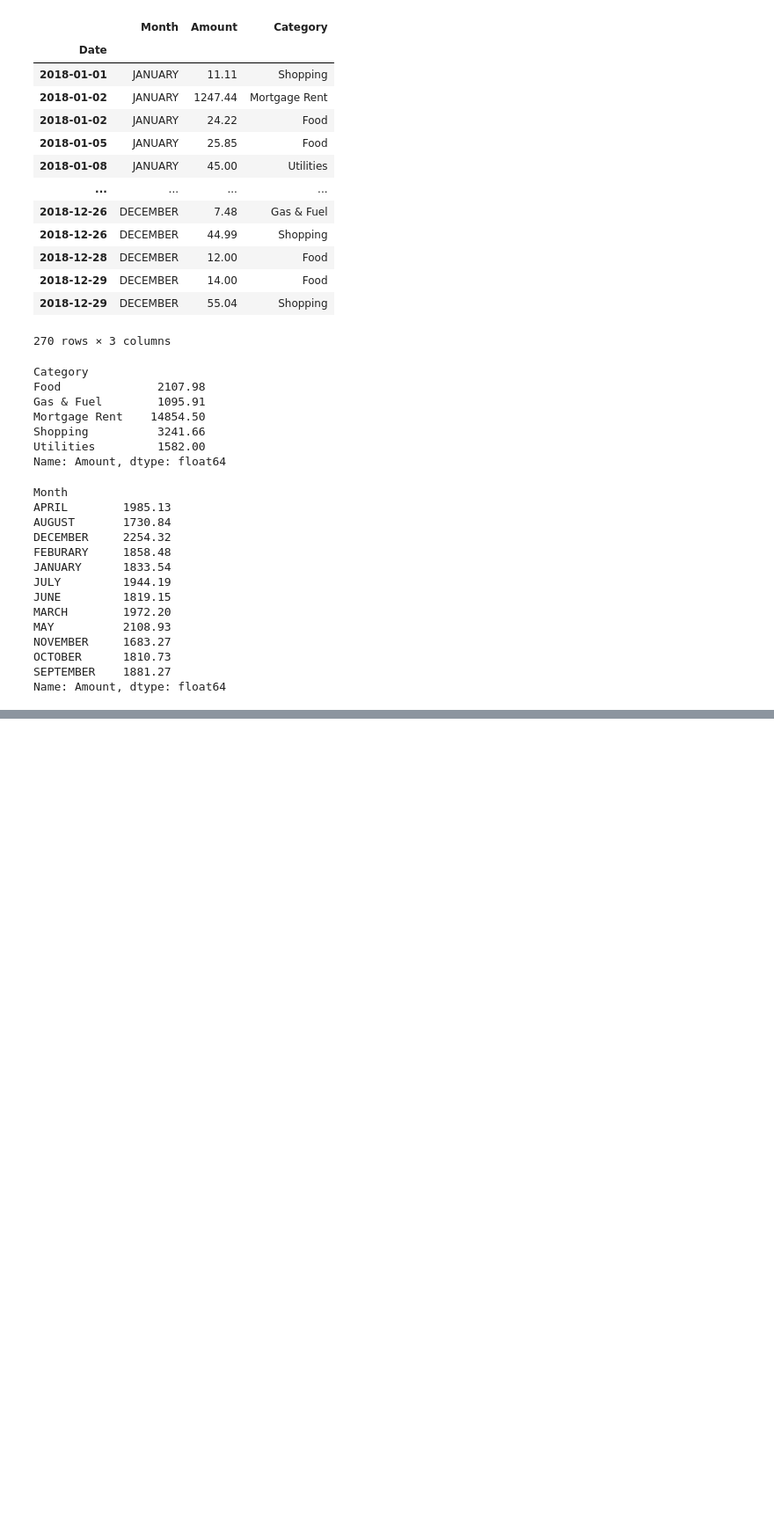
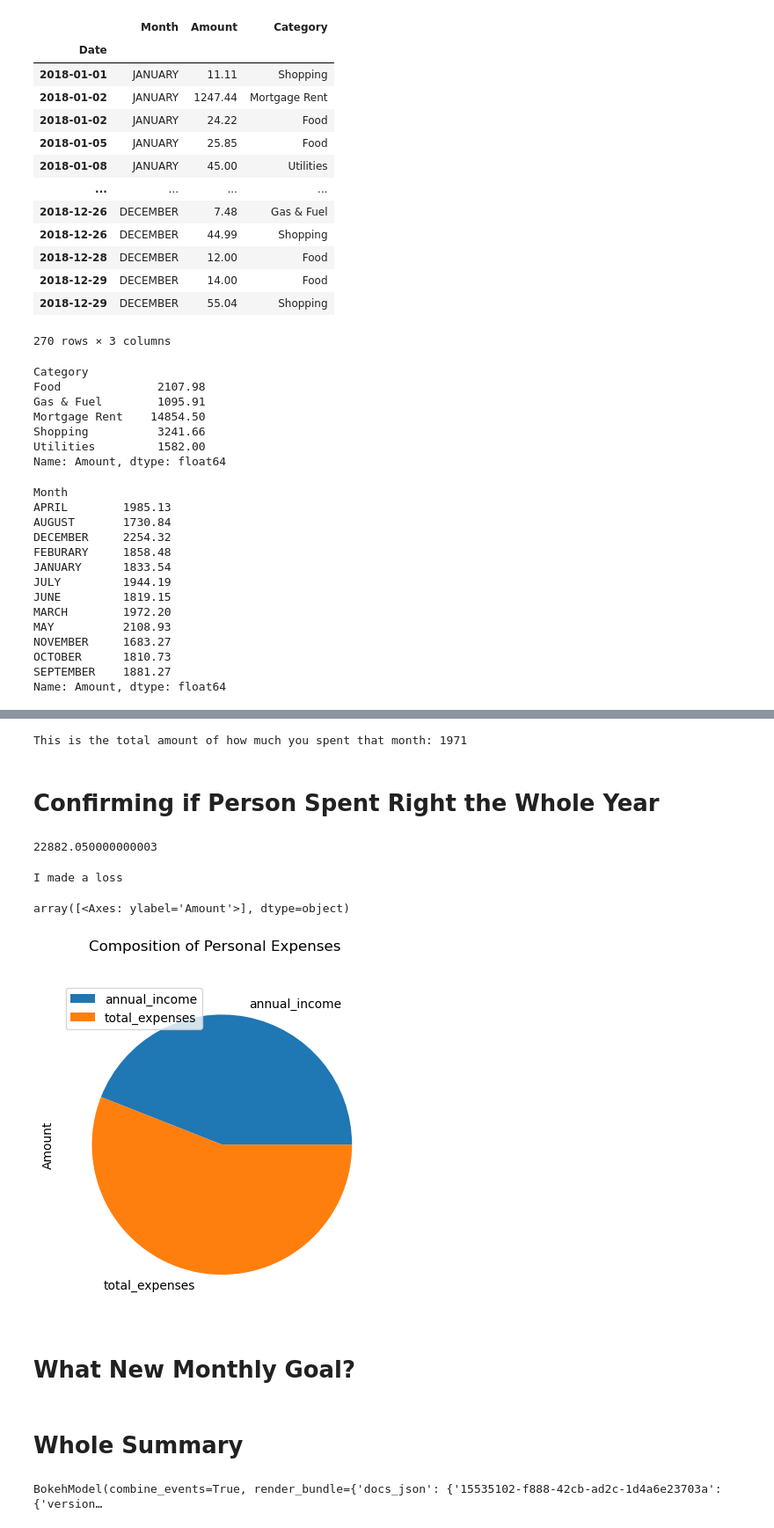
Before and after one commit to AnvithaChaluvadi/Personal-Finance-Management-Tool_Project1, a Jupyter notebook: finance_tool.ipynb, the cells around one changed output, grey strips where cells are left out. Shown at 88% size. Cells and saved outputs as stored; diff of their text form; code cells hidden in the pictures; blank space fills up the shorter version.

```diff
--- a/finance_tool.ipynb
+++ b/finance_tool.ipynb
@@ -248,0 +236,29 @@ latest_month_expenses_tot
+# %%
+# Total amount of all categories
+input_month_expenses_tot = input_month_expenses['Amount'].sum()
+input_month_expenses_tot
+print(f"This is the total amount of how much you spent that month: {input_month_expenses_tot}")
+# %% [output]
+This is the total amount of how much you spent that month: 1971
+# %% [markdown]
+# Confirming if Person Spent Right the Whole Year
+# %%
+# To know if spent right
+# Set annual income
+annual_income = 18000
+
+# Calculate total amount of savings
+total_expenses = df['Amount'].sum()
+total_expenses
+# %% [output]
+22882.050000000003
+# %%
+# Validate saving health
+if total_expenses > annual_income:
+    print('I made a loss')
+elif total_expenses == annual_income:
+    print('I could not save any money')
+else:
+    print('I saved less amount ')
+# %% [output]
+I made a loss
@@ -248,0 +270,37 @@ latest_month_expenses_tot
+# %%
+annual_income_value = 18000
+total_expenses_value = 22882.05
+# %%
+# Create savings DataFrame
+df_expenses = pd.DataFrame(
+    {'Amount': [annual_income_value, total_expenses_value]},
+    ['annual_income','total_expenses'],
+)
+# %%
+# Plot expense pie chart
+df_expenses.plot.pie(
+    subplots=True,
+    title='Composition of Personal Expenses',
+    y='Amount',
+    )
+# %% [output]
+array([<Axes: ylabel='Amount'>], dtype=object)
+[figure, added]
+# %% [markdown]
+# What New Monthly Goal?
+# %% [markdown]
+# Whole Summary
+# %%
+# Widget panel option for categories
+select_category1 = pn.widgets.Select(name = 'Select Category', options =[
+    'All',
+    'Shopping',
+    'Mortgage Rent',
+    'Food',
+    'Utilities',
+    'Gas & Fuel',
+])
+
+select_category1
+# %% [output]
+BokehModel(combine_events=True, render_bundle={'docs_json': {'15535102-f888-42cb-ad2c-1d4a6e23703a': {'version…
```
Also changed, not shown: parts of 19 cells of this notebook.
